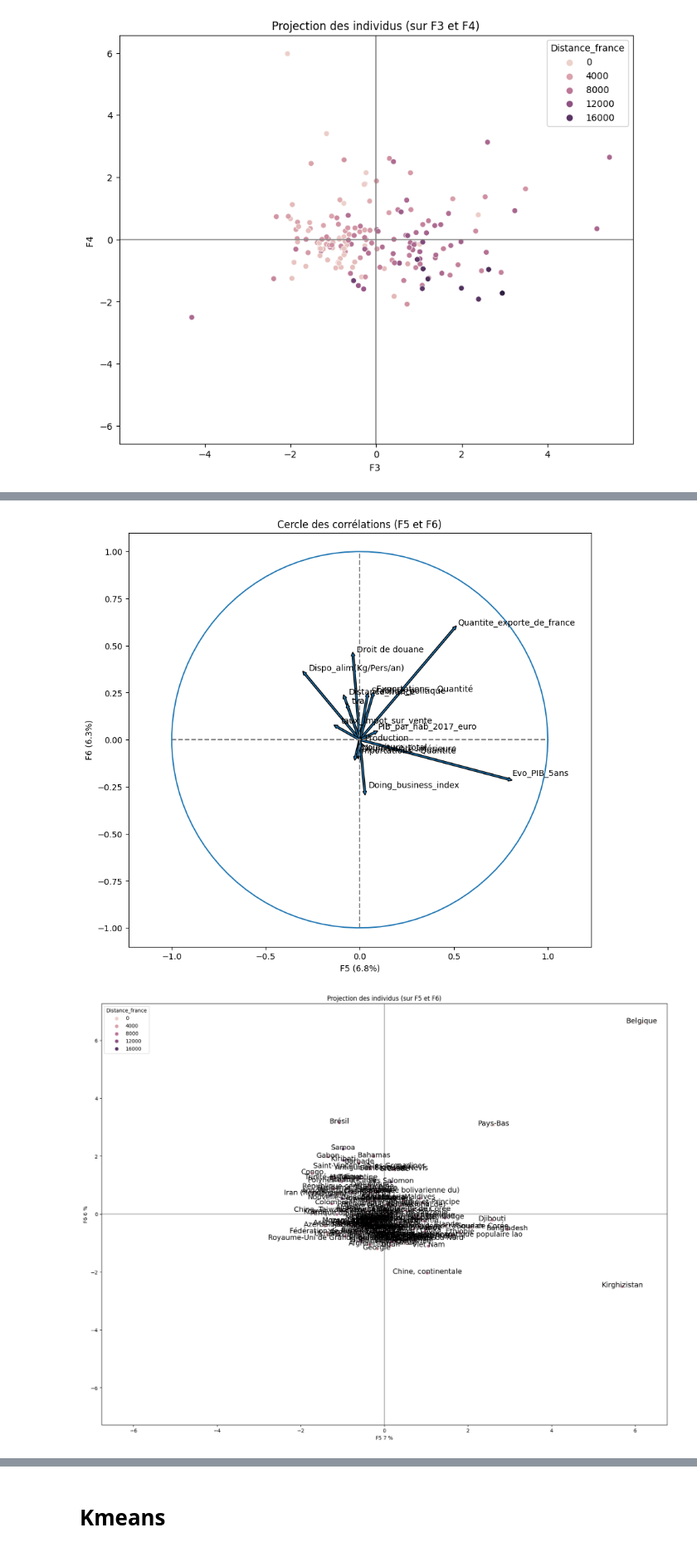
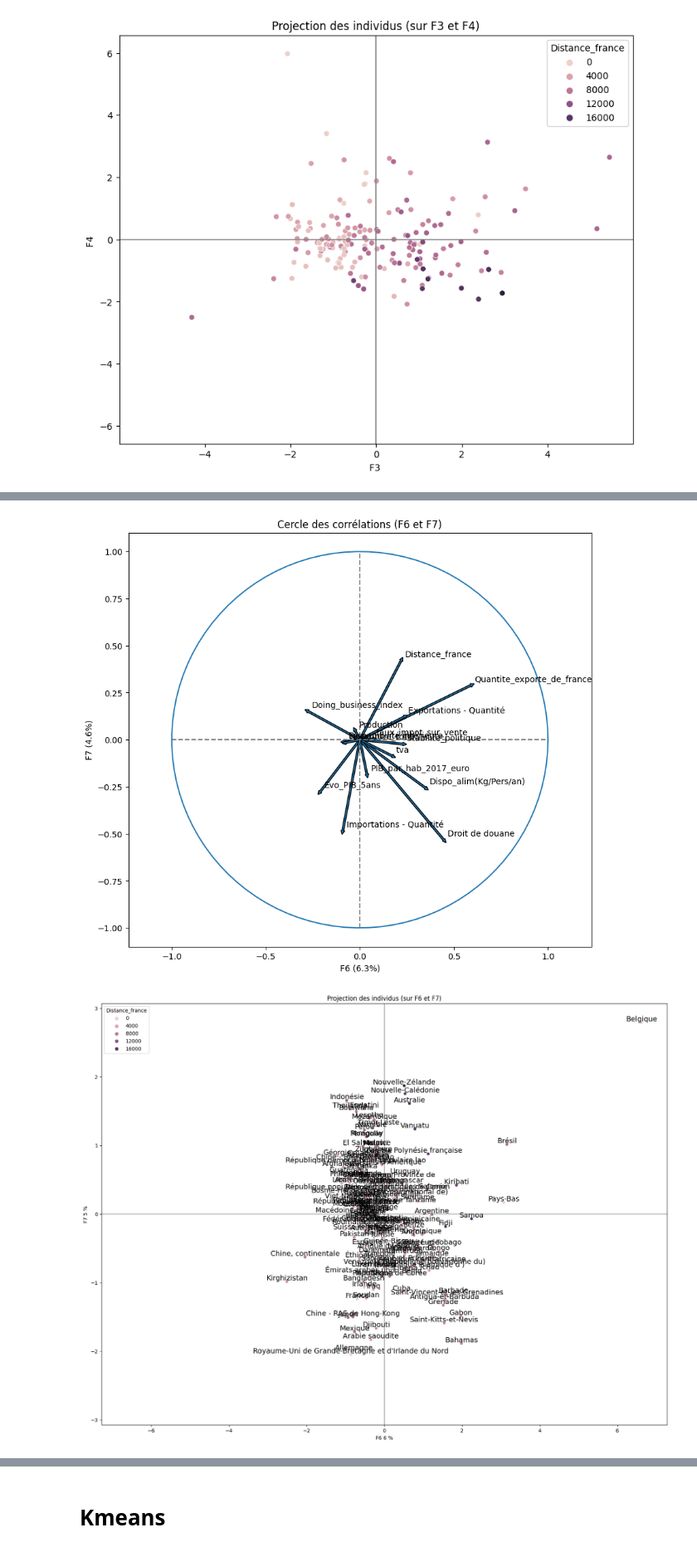
Before and after one commit to sylvain11464/Projet9-realiser-une-etude-de-marche, a Jupyter notebook: Output/Projet 9 analyse.ipynb, the cells around one changed output, grey strips where cells are left out. Shown at 83% size. Drawn from its saved outputs; the diff is of its cells as text; code cells hidden in the pictures.

```diff
--- a/Output/Projet 9 analyse.ipynb
+++ b/Output/Projet 9 analyse.ipynb
@@ -195,7 +224,7 @@ pd.DataFrame(X_scaled).describe().round(2).loc[idx, :]
 | mean | 0.0 | -0.0 | 0.0 | 0.0 | -0.0 | 0.0 | -0.0 | -0.0 | -0.0 | 0.0 | 0.0 | ... |
 | std | 1.0 | 1.0 | 1.0 | 1.0 | 1.0 | 1.0 | 1.0 | 1.0 | 1.0 | 1.0 | 1.0 | ... |
 # %%
-n_components = 11
+n_components = 14
 # %%
 pca = PCA(n_components=n_components)
 # %%
@@ -498,7 +527,8 @@ x_y
 # %%
+x_y = (5,6) # on veut le cercle de correlation entre F6 et F7
 correlation_graph(pca, x_y, features)
 display_factorial_planes(X_proj, x_y, pca, labels=names, figsize=(20,15), clusters=df['Distance_france'],marker="o")
 display_factorial_planes(X_proj, x_y, clusters=df['Distance_france'])
 # %% [output]
-[figure, old version]
+[figure, new version]
-[figure, old version]
+[figure, new version]
```
Also changed, not shown: parts of 45 cells of this notebook.
